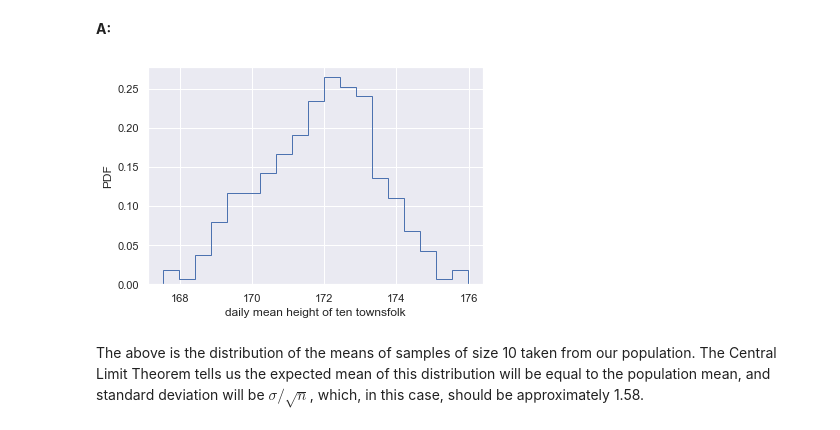
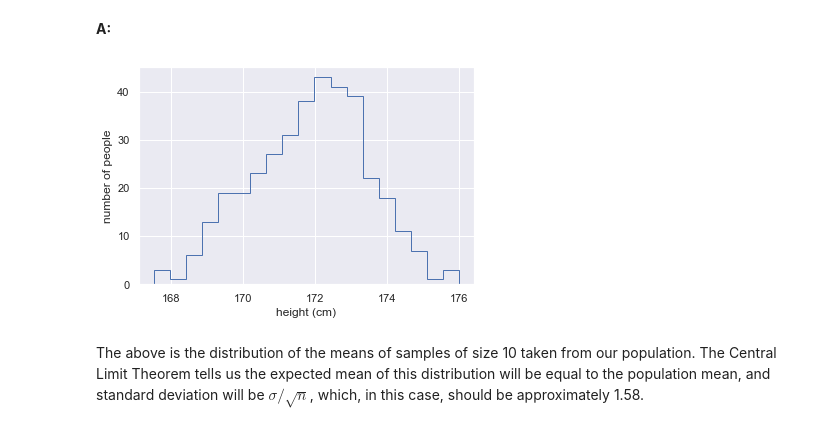
Before and after one commit to jefftrevino/Springboard, a Jupyter notebook: stats_mini_projects/frequentist/trevino_frequentist_1a.ipynb, the cells around one changed output. Saved outputs shown, nothing was run; the diff lists cells and outputs as text; code cells hidden in the pictures.

Commit message:
denormed histograms, relabelled axes

```diff
--- a/stats_mini_projects/frequentist/trevino_frequentist_1a.ipynb
+++ b/stats_mini_projects/frequentist/trevino_frequentist_1a.ipynb
@@ -100,17 +112,17 @@ __A:__
 # %%
 seed(47)
 daily_means = np.empty(365)
 for i in range(365):
     daily_means[i] = np.mean(townsfolk_sampler(10))
 
 sns.set()
 
-plt.hist(daily_means, bins=int(np.sqrt(365)), density=True, histtype='step')
-plt.xlabel('daily mean height of ten townsfolk')
-plt.ylabel('PDF')
+plt.hist(daily_means, bins=int(np.sqrt(365)), histtype='step')
+plt.xlabel('height (cm)')
+plt.ylabel('number of people')
 plt.show()
 # %% [output]
-[figure, old version]
+[figure, new version]
 # %% [markdown]
 The above is the distribution of the means of samples of size 10 taken from our population. The Central Limit Theorem tells us the expected mean of this distribution will be equal to the population mean, and standard deviation will be $\sigma / \sqrt n$, which, in this case, should be approximately 1.58.
 # %% [markdown]
```
Also changed, not shown: parts of 3 cells of this notebook.
